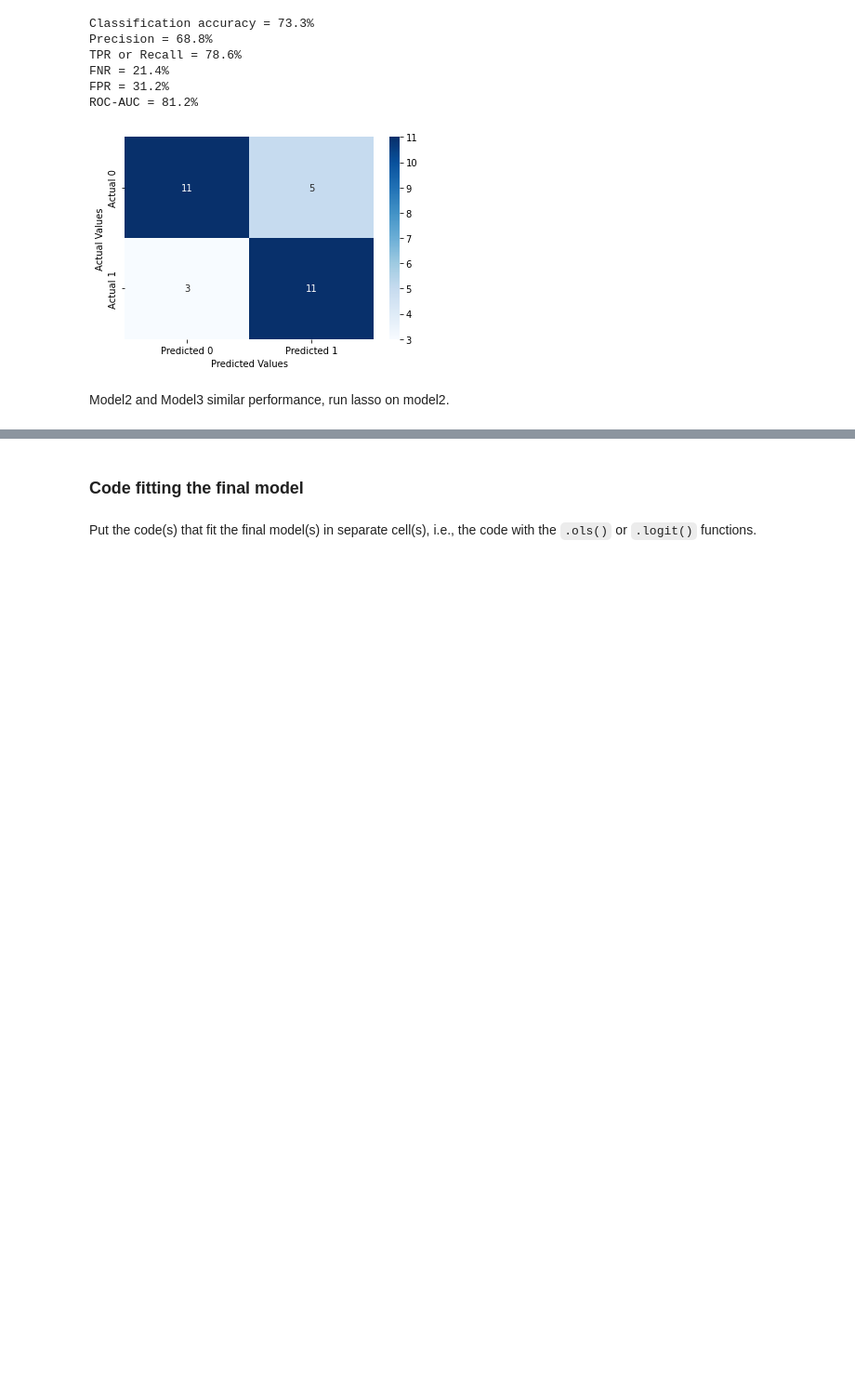
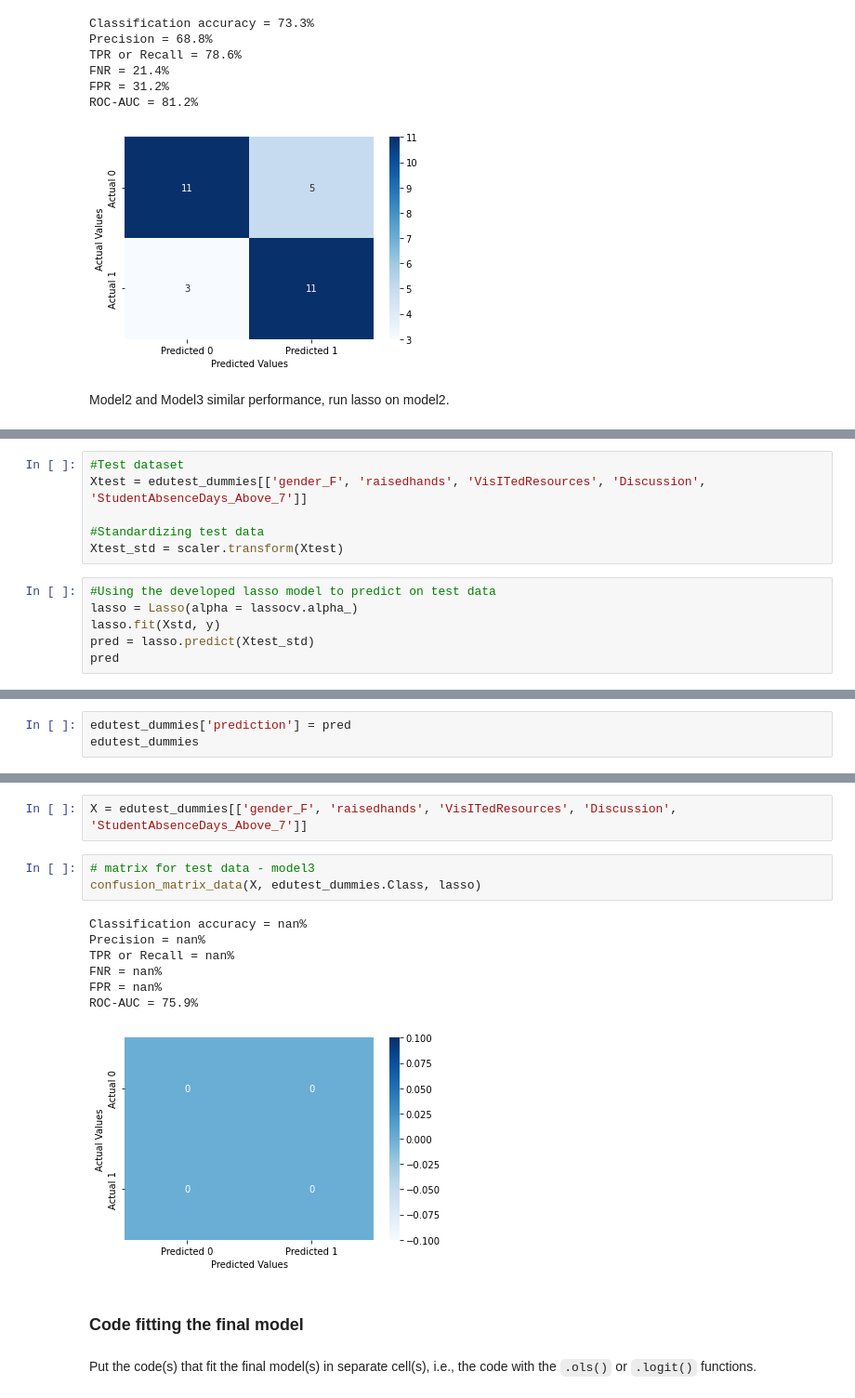
Before and after one commit to wchen952/STAT-303-2-Project, a Jupyter notebook: 303_2_Project_Code.ipynb, the cells around one changed output, grey strips where cells are left out. Shown at 93% size. Drawn from its saved outputs; the diff is of its cells as text; blank space fills up the shorter version.

```diff
--- a/303_2_Project_Code.ipynb
+++ b/303_2_Project_Code.ipynb
@@ -526,0 +576,12 @@ X_backup = edutrain_dummies[['gender_F', 'Discussion', 'raisedhands', 'VisITedRe
+# %%
+#Test dataset
+Xtest = edutest_dummies[['gender_F', 'raisedhands', 'VisITedResources', 'Discussion', 'StudentAbsenceDays_Above_7']]
+
+#Standardizing test data
+Xtest_std = scaler.transform(Xtest)
+# %%
+#Using the developed lasso model to predict on test data
+lasso = Lasso(alpha = lassocv.alpha_)
+lasso.fit(Xstd, y)
+pred = lasso.predict(Xtest_std)
+pred
@@ -526,0 +595,3 @@ X_backup = edutrain_dummies[['gender_F', 'Discussion', 'raisedhands', 'VisITedRe
+# %%
+edutest_dummies['prediction'] = pred
+edutest_dummies
@@ -527,3 +616,16 @@ X_backup = edutrain_dummies[['gender_F', 'Discussion', 'raisedhands', 'VisITedRe
+# %%
+X = edutest_dummies[['gender_F', 'raisedhands', 'VisITedResources', 'Discussion', 'StudentAbsenceDays_Above_7']]
+# %%
+# matrix for test data - model3
+confusion_matrix_data(X, edutest_dummies.Class, lasso)
+# %% [output]
+Classification accuracy = nan%
+Precision = nan%
+TPR or Recall = nan%
+FNR = nan%
+FPR = nan%
+ROC-AUC = 75.9%
+[figure, added]
 # %% [markdown]
 ### Code fitting the final model
 # %% [markdown]
```
Also changed, not shown: parts of 14 cells of this notebook.
